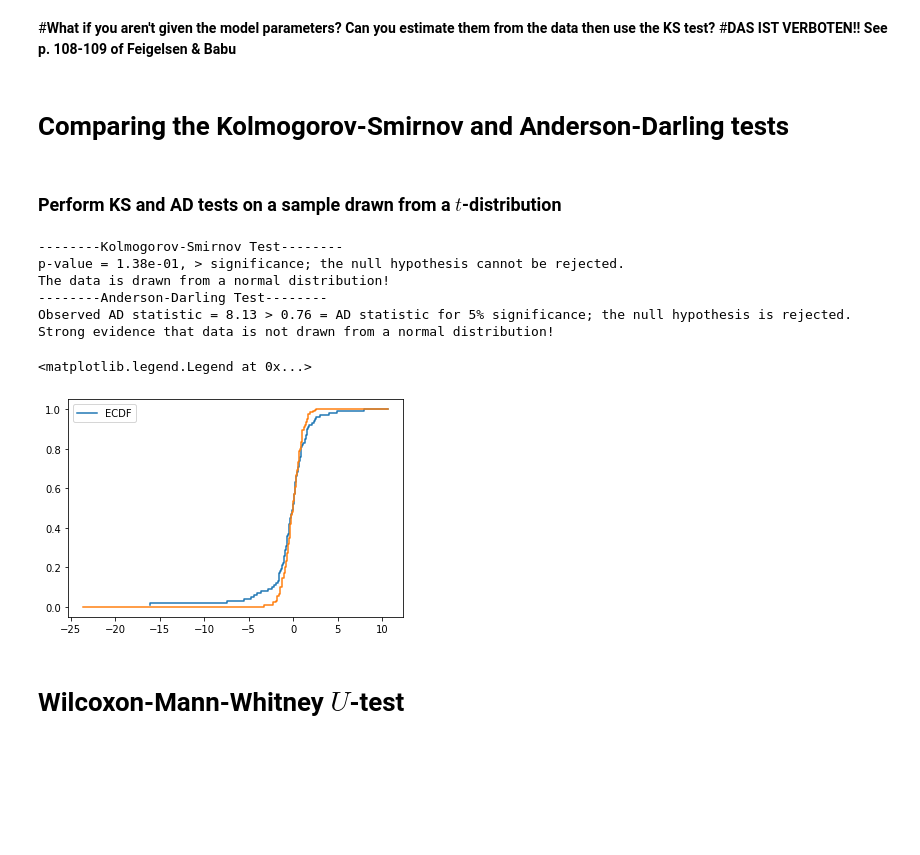
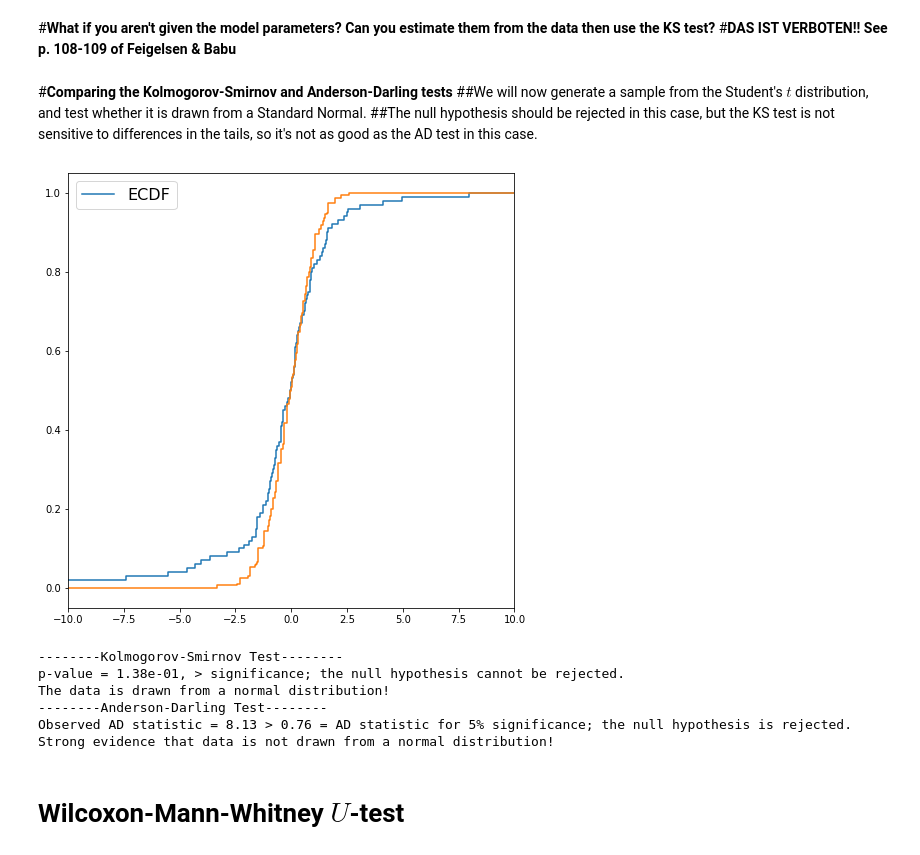
Before and after one commit to sundarjhu/Astrostatistics2021, a Jupyter notebook: Astrostatistics_Lecture15_20210610.ipynb, the cells around one changed output. Saved outputs shown, nothing was run; the diff lists cells and outputs as text; code cells hidden in the pictures; blank space fills up the shorter version.

```diff
--- a/Astrostatistics_Lecture15_20210610.ipynb
+++ b/Astrostatistics_Lecture15_20210610.ipynb
@@ -92,9 +95,29 @@ The p-value from the KS test is less than the significance. The null hypothesis
 #**DAS IST VERBOTEN!! See p. 108-109 of Feigelsen & Babu**
 # %%
 seed = 10001
-# %% [markdown]
-# Comparing the Kolmogorov-Smirnov and Anderson-Darling tests
-# %% [markdown]
-### Perform KS and AD tests on a sample drawn from a $t$-distribution
+# %% [markdown]
+#**Comparing the Kolmogorov-Smirnov and Anderson-Darling tests**
+##We will now generate a sample from the Student's $t$ distribution, and test whether it is drawn from a Standard Normal.
+##The null hypothesis should be rejected in this case, but the KS test is not sensitive to differences in the tails, so it's not as good as the AD test in this case.
+# %%
+#Generate data for test
+import numpy as np
+from scipy.stats import t
+np.random.seed(seed)
+df = 2
+x = t.rvs(df, size = 100)
+alpha = 0.05
+#Visual comparison of data ECDF to CDF of a Standard Normal
+from matplotlib import pyplot as plt
+from scipy.stats import norm
+from statsmodels.distributions.empirical_distribution import ECDF
+ecdf = ECDF(x)
+_ = plt.figure(figsize = (8, 8))
+plt.step(ecdf.x, ecdf.y, where = 'mid', label = 'ECDF')
+plt.step(ecdf.x, norm.cdf(ecdf.x))
+_ = plt.legend(loc = 'best', fontsize = 16)
+_ = plt.xlim(-10, 10)
+# %% [output]
+[figure, added]
 # %%
 """This function performs the KS test and returns 0 if H0 is rejected"""
@@ -144,24 +159,14 @@ alpha = 0.05
-# %%
-#Run one test each
-_ = dokstest(x, doprint = True)
-_ = doadtest(x, doprint = True)
-
-from matplotlib import pyplot as plt
-from scipy.stats import norm
-from statsmodels.distributions.empirical_distribution import ECDF
-ecdf = ECDF(x)
-plt.step(ecdf.x, ecdf.y, where = 'mid', label = 'ECDF')
-plt.step(ecdf.x, norm.cdf(ecdf.x))
-plt.legend(loc = 'best')
-# %% [output]
---------Kolmogorov-Smirnov Test--------
-p-value = 1.38e-01, > significance; the null hypothesis cannot be rejected.
-The data is drawn from a normal distribution!
---------Anderson-Darling Test--------
-Observed AD statistic = 8.13 > 0.76 = AD statistic for 5% significance; the null hypothesis is rejected.
-Strong evidence that data is not drawn from a normal distribution!
-<matplotlib.legend.Legend at 0x...>
-[figure, removed]
+# %%
+#Run one test each
+_ = do_KS_test(x, doprint = True)
+_ = do_AD_test(x, doprint = True)
+# %% [output]
+--------Kolmogorov-Smirnov Test--------
+p-value = 1.38e-01, > significance; the null hypothesis cannot be rejected.
+The data is drawn from a normal distribution!
+--------Anderson-Darling Test--------
+Observed AD statistic = 8.13 > 0.76 = AD statistic for 5% significance; the null hypothesis is rejected.
+Strong evidence that data is not drawn from a normal distribution!
 # %% [markdown]
 # Wilcoxon-Mann-Whitney $U$-test
 # %%
```
Also changed, not shown: parts of 5 cells of this notebook.
